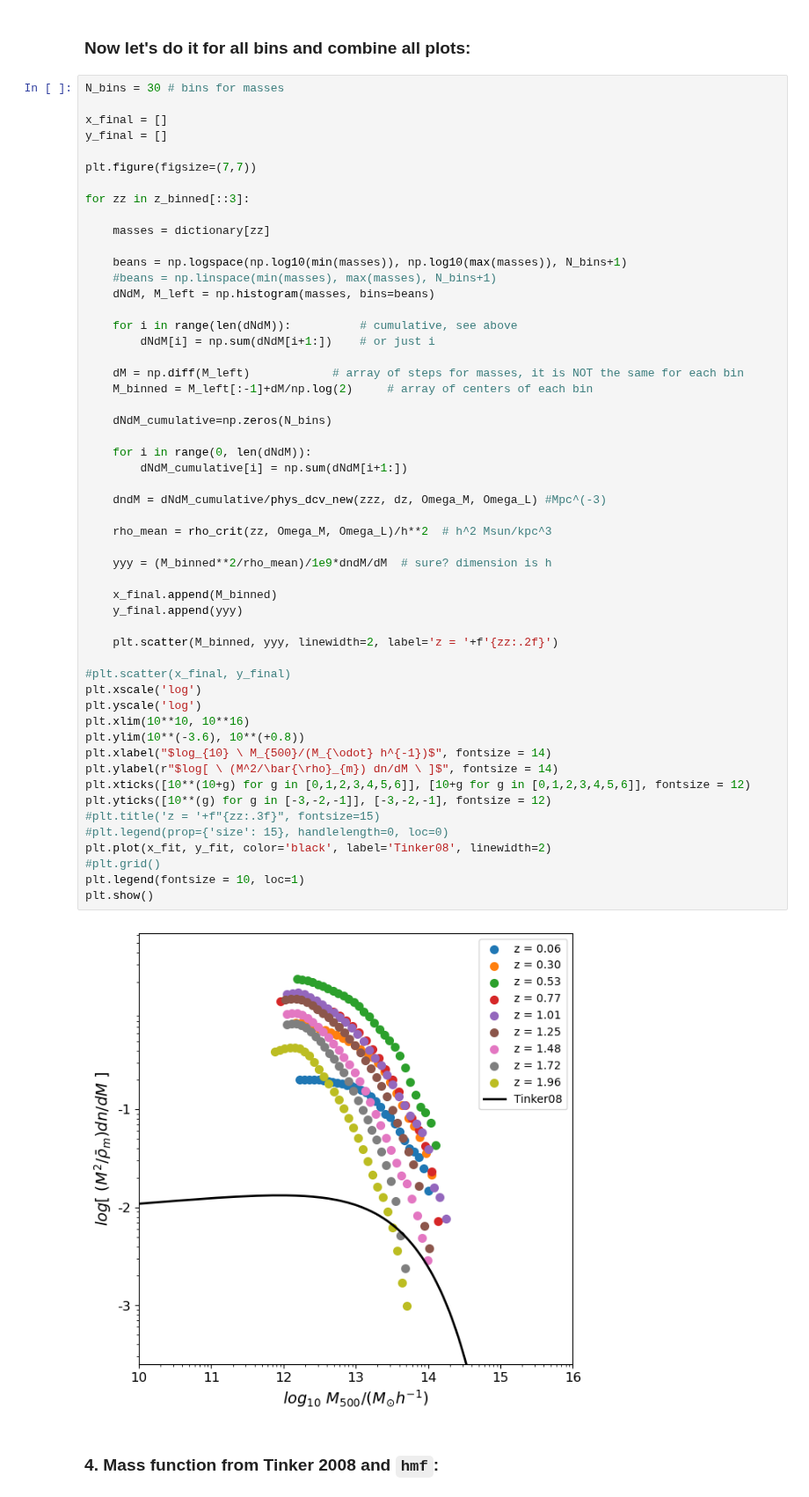
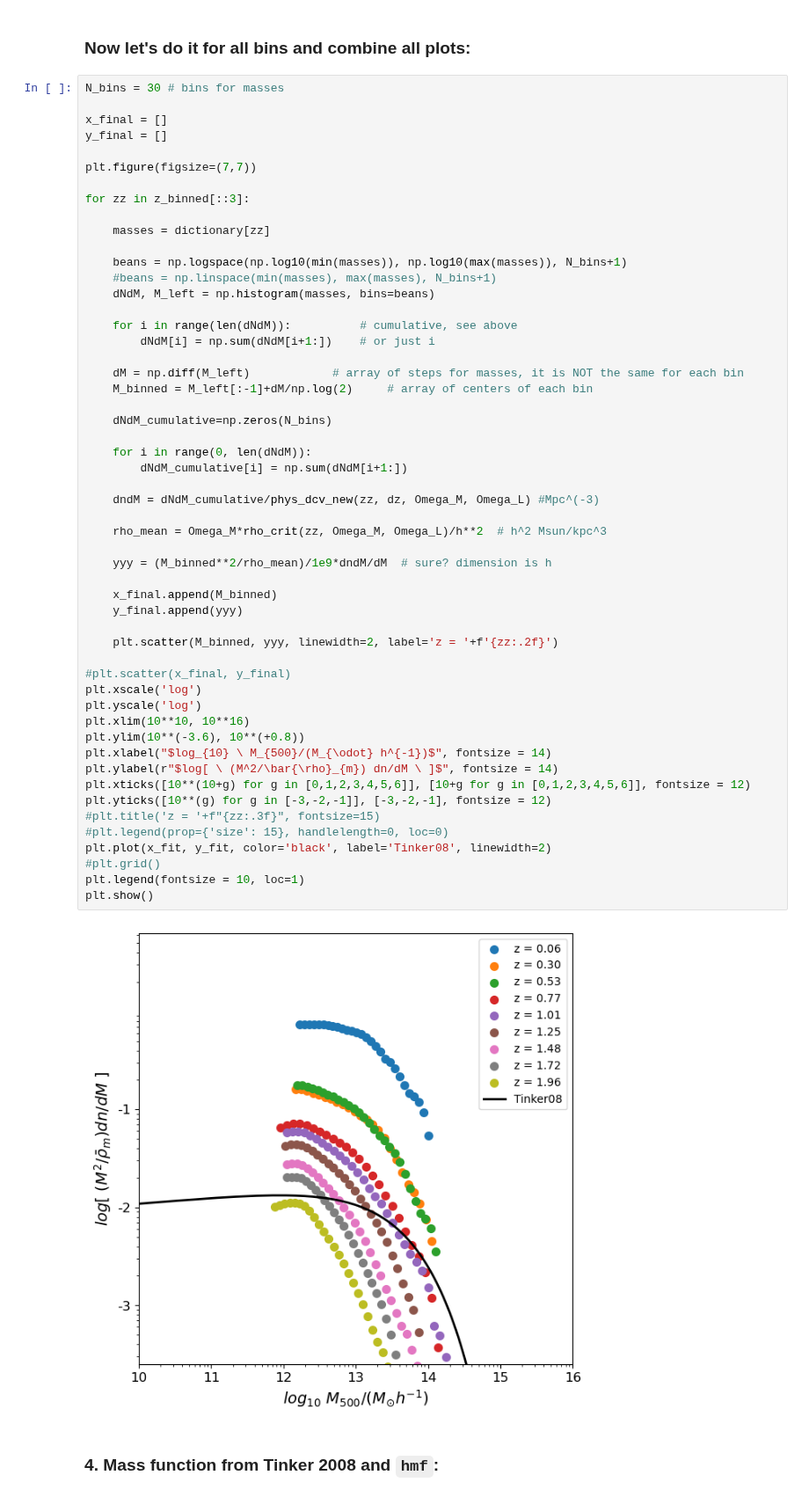
Before and after one commit to pi4imu/magneticum, a Jupyter notebook: hmf_clusters.ipynb, the cells around one changed output. Shown at 88% size. Drawn from its saved outputs; the diff is of its cells as text.

```diff
--- a/hmf_clusters.ipynb
+++ b/hmf_clusters.ipynb
@@ -533,36 +505,36 @@ for zz in z_binned[::3]:
     dNdM_cumulative=np.zeros(N_bins)
 
     for i in range(0, len(dNdM)):
         dNdM_cumulative[i] = np.sum(dNdM[i+1:])
 
-    dndM = dNdM_cumulative/phys_dcv_new(zzz, dz, Omega_M, Omega_L) #Mpc^(-3)
+    dndM = dNdM_cumulative/phys_dcv_new(zz, dz, Omega_M, Omega_L) #Mpc^(-3)
 
-    rho_mean = rho_crit(zz, Omega_M, Omega_L)/h**2  # h^2 Msun/kpc^3
+    rho_mean = Omega_M*rho_crit(zz, Omega_M, Omega_L)/h**2  # h^2 Msun/kpc^3
 
     yyy = (M_binned**2/rho_mean)/1e9*dndM/dM  # sure? dimension is h
 
     x_final.append(M_binned)
     y_final.append(yyy)
 
     plt.scatter(M_binned, yyy, linewidth=2, label='z = '+f'{zz:.2f}')
 
 #plt.scatter(x_final, y_final)
 plt.xscale('log')
 plt.yscale('log')
 plt.xlim(10**10, 10**16)
 plt.ylim(10**(-3.6), 10**(+0.8))
 plt.xlabel("$log_{10} \ M_{500}/(M_{\odot} h^{-1})$", fontsize = 14)
 plt.ylabel(r"$log[ \ (M^2/\bar{\rho}_{m}) dn/dM \ ]$", fontsize = 14)
 plt.xticks([10**(10+g) for g in [0,1,2,3,4,5,6]], [10+g for g in [0,1,2,3,4,5,6]], fontsize = 12)
 plt.yticks([10**(g) for g in [-3,-2,-1]], [-3,-2,-1], fontsize = 12)
 #plt.title('z = '+f"{zz:.3f}", fontsize=15)
 #plt.legend(prop={'size': 15}, handlelength=0, loc=0)
 plt.plot(x_fit, y_fit, color='black', label='Tinker08', linewidth=2)
 #plt.grid()
 plt.legend(fontsize = 10, loc=1)
 plt.show()
 # %% [output]
-[figure, old version]
+[figure, new version]
 # %% [markdown]
 ### 4. Mass function from Tinker 2008 and `hmf`:
 # %% [markdown]
```
Also changed, not shown: parts of 6 cells of this notebook, 15 other files.
